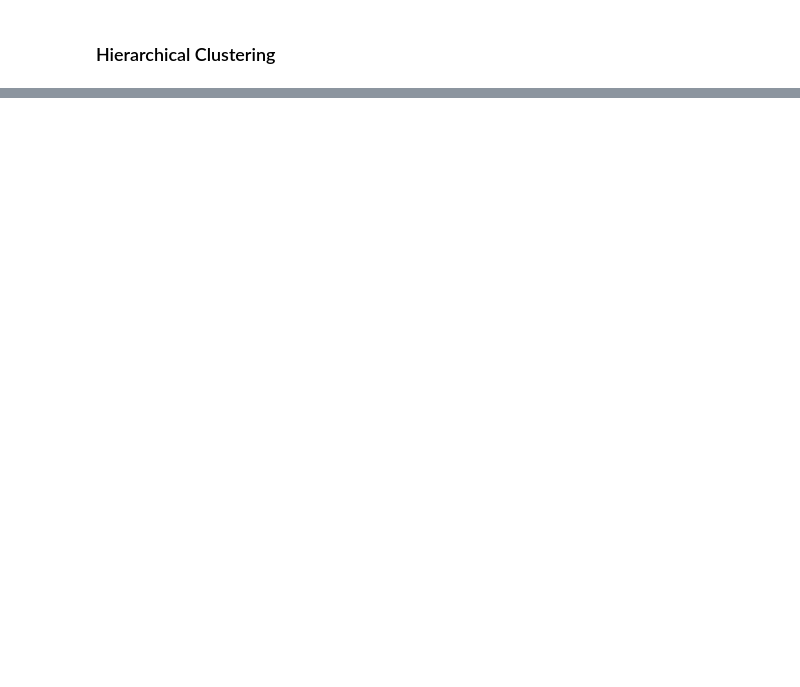
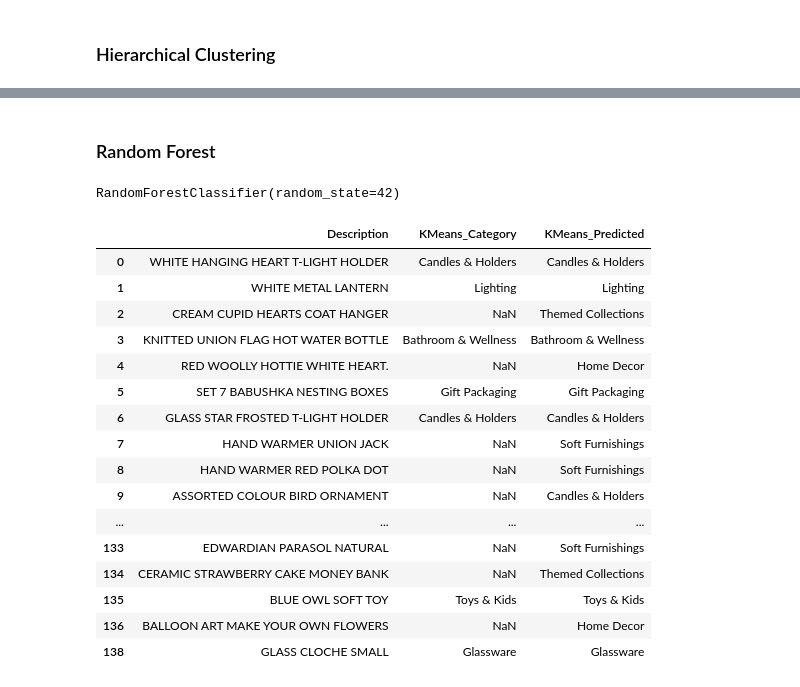
Before and after one commit to mitosisgg/ADS504_FinalProject, a Jupyter notebook: ADS504_Final_JH.ipynb, the cells around one changed output, grey strips where cells are left out. Cells and saved outputs as stored; diff of their text form; code cells hidden in the pictures; blank space fills up the shorter version.

```diff
--- a/ADS504_Final_JH.ipynb
+++ b/ADS504_Final_JH.ipynb
@@ -306,0 +1078,7 @@ array(['white hanging heart tlight holder', 'white metal lantern',
+# %% [markdown]
+### Random Forest
+# %%
+rf_model = RandomForestClassifier(n_estimators=100, random_state=42)
+rf_model.fit(X_train, y_train)
+# %% [output]
+RandomForestClassifier(random_state=42)
@@ -306,0 +1093,32 @@ array(['white hanging heart tlight holder', 'white metal lantern',
+# %%
+df_cluster_clean = df_cluster[df_cluster["Description"].notna() & df_cluster["KMeans_Category"].notna()]
+X_text_full = df_cluster_clean["Description"]
+y_full = df_cluster_clean["KMeans_Category"]
+vectorizer = TfidfVectorizer(stop_words="english", max_features=1000)
+X_full = vectorizer.fit_transform(X_text_full)
+rf_model = RandomForestClassifier(n_estimators=100, random_state=42)
+rf_model.fit(X_full, y_full)
+X_all = vectorizer.transform(df_cluster["Description"].fillna(""))
+y_all_pred = rf_model.predict(X_all)
+df_cluster["KMeans_Predicted"] = y_all_pred
+# %%
+df_final = df_cluster[['Description', 'KMeans_Category', 'KMeans_Predicted']].copy()
+df_final.head(100)
+# %% [output]
+|  | Description | KMeans_Category | KMeans_Predicted |
+| 0 | WHITE HANGING HEART T-LIGHT HOLDER | Candles & Holders | Candles & Holders |
+| 1 | WHITE METAL LANTERN | Lighting | Lighting |
+| 2 | CREAM CUPID HEARTS COAT HANGER | NaN | Themed Collections |
+| 3 | KNITTED UNION FLAG HOT WATER BOTTLE | Bathroom & Wellness | Bathroom & Wellness |
+| 4 | RED WOOLLY HOTTIE WHITE HEART. | NaN | Home Decor |
+| 5 | SET 7 BABUSHKA NESTING BOXES | Gift Packaging | Gift Packaging |
+| 6 | GLASS STAR FROSTED T-LIGHT HOLDER | Candles & Holders | Candles & Holders |
+| 7 | HAND WARMER UNION JACK | NaN | Soft Furnishings |
+| 8 | HAND WARMER RED POLKA DOT | NaN | Soft Furnishings |
+| 9 | ASSORTED COLOUR BIRD ORNAMENT | NaN | Candles & Holders |
+| ... | ... | ... | ... |
+| 133 | EDWARDIAN PARASOL NATURAL | NaN | Soft Furnishings |
+| 134 | CERAMIC STRAWBERRY CAKE MONEY BANK | NaN | Themed Collections |
+| 135 | BLUE OWL SOFT TOY | Toys & Kids | Toys & Kids |
+| 136 | BALLOON ART MAKE YOUR OWN FLOWERS | NaN | Home Decor |
+| 138 | GLASS CLOCHE SMALL | Glassware | Glassware |
```
Also changed, not shown: parts of 32 cells of this notebook.
